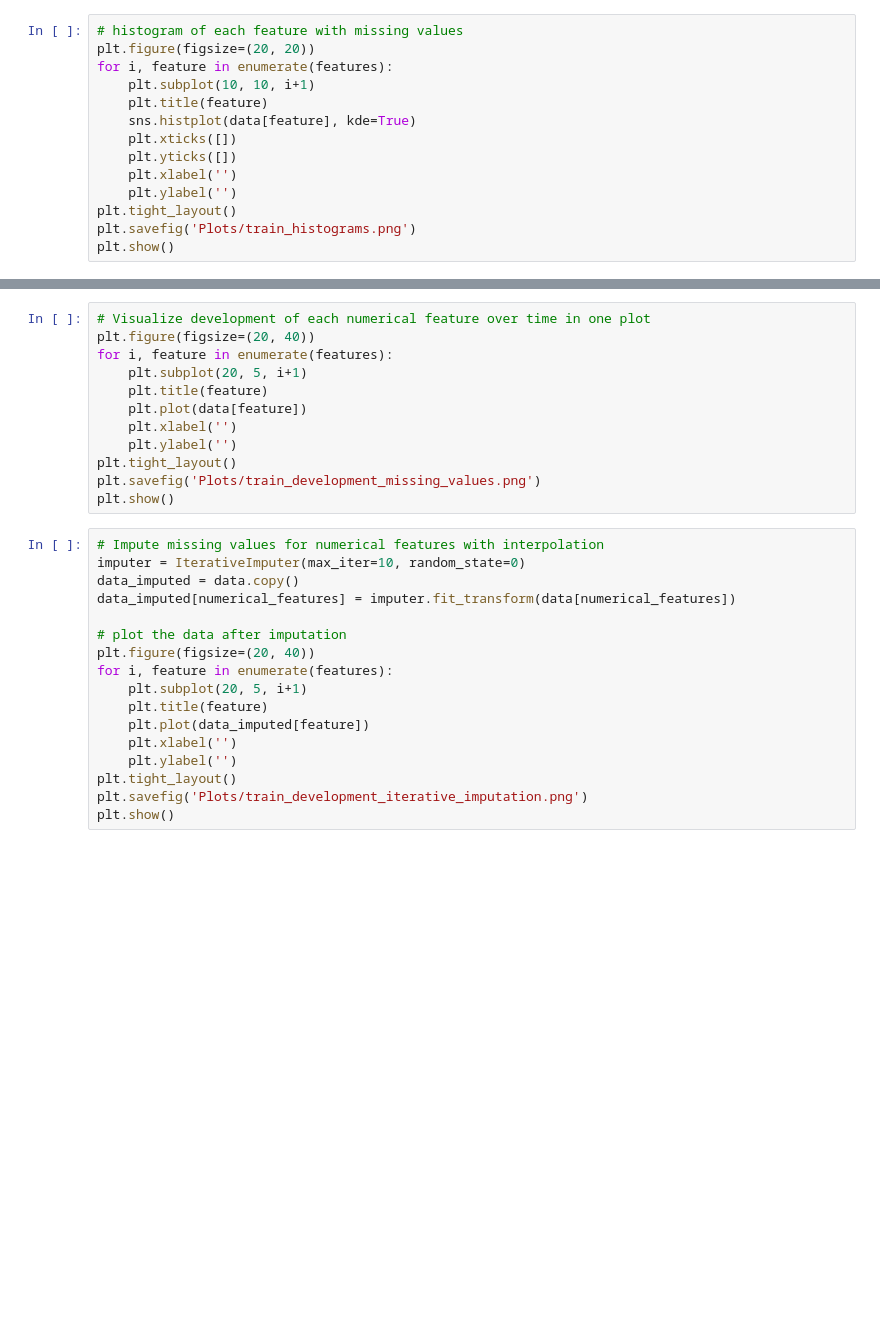
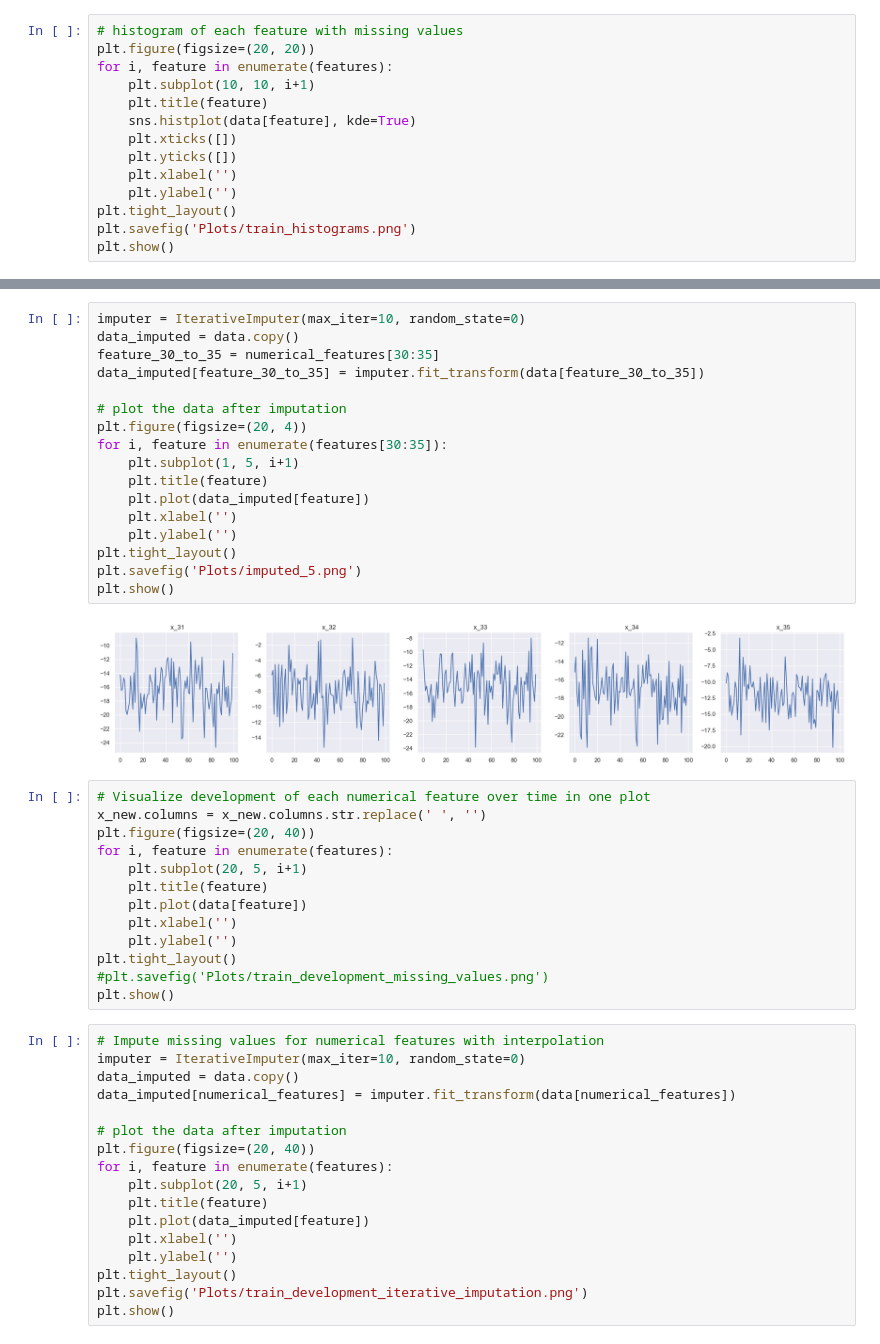
Before and after one commit to SorenBlattBendtsen/02582, a Jupyter notebook: Assignment_1/ass1_soren_copy1.ipynb, the cells around one changed output, grey strips where cells are left out. Cells and saved outputs as stored; diff of their text form; blank space fills up the shorter version.

```diff
--- a/Assignment_1/ass1_soren_copy1.ipynb
+++ b/Assignment_1/ass1_soren_copy1.ipynb
@@ -97,5 +118,25 @@ plt.show()
+# %%
+imputer = IterativeImputer(max_iter=10, random_state=0)
+data_imputed = data.copy()
+feature_30_to_35 = numerical_features[30:35]
+data_imputed[feature_30_to_35] = imputer.fit_transform(data[feature_30_to_35])
+
+# plot the data after imputation
+plt.figure(figsize=(20, 4))
+for i, feature in enumerate(features[30:35]):
+    plt.subplot(1, 5, i+1)
+    plt.title(feature)
+    plt.plot(data_imputed[feature])
+    plt.xlabel('')
+    plt.ylabel('')
+plt.tight_layout()
+plt.savefig('Plots/imputed_5.png')
+plt.show()
+# %% [output]
+[figure, added]
 # %%
 # Visualize development of each numerical feature over time in one plot
+x_new.columns = x_new.columns.str.replace(' ', '')
 plt.figure(figsize=(20, 40))
 for i, feature in enumerate(features):
     plt.subplot(20, 5, i+1)
@@ -104,7 +145,7 @@ for i, feature in enumerate(features):
     plt.xlabel('')
     plt.ylabel('')
 plt.tight_layout()
-plt.savefig('Plots/train_development_missing_values.png')
+#plt.savefig('Plots/train_development_missing_values.png')
 plt.show()
 # %%
 # Impute missing values for numerical features with interpolation
```
Also changed, not shown: parts of 40 cells of this notebook, 4 other files.
